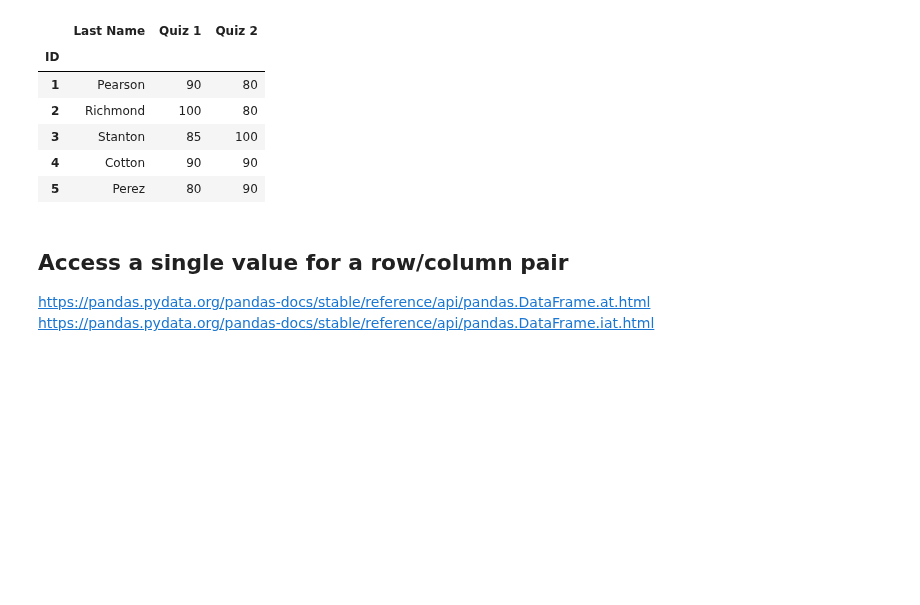
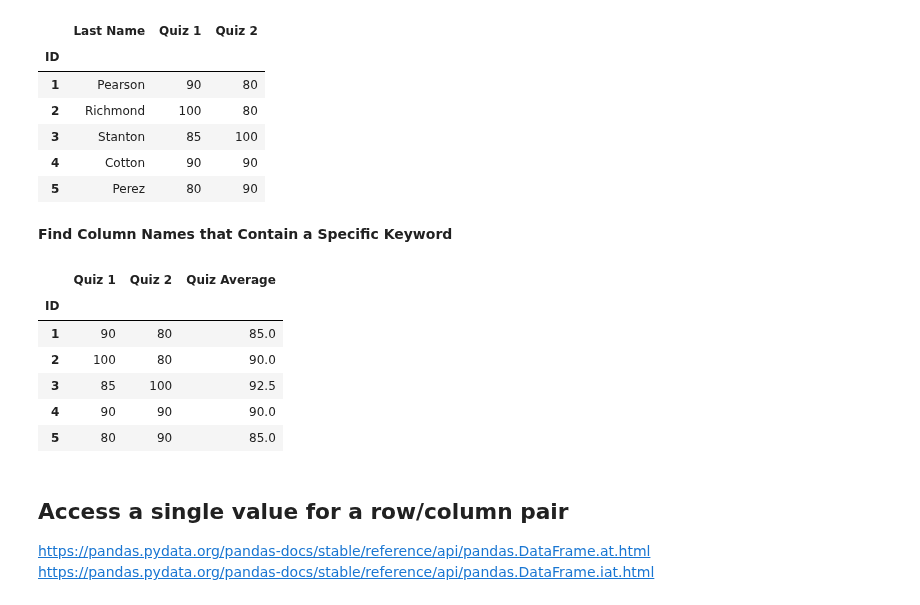
Before and after one commit to saffarizadeh/INSY4054, a Jupyter notebook: Working_with_Spreadsheets.ipynb, the cells around one changed output. Saved outputs shown, nothing was run; the diff lists cells and outputs as text; code cells hidden in the pictures; blank space fills up the shorter version.

```diff
--- a/Working_with_Spreadsheets.ipynb
+++ b/Working_with_Spreadsheets.ipynb
@@ -129,3 +129,5 @@ students_sheet1[students_sheet1.columns[1:4]]
 | 3 | Stanton | 85 | 100 |
 | 4 | Cotton | 90 | 90 |
 | 5 | Perez | 80 | 90 |
+# %% [markdown]
+**Find Column Names that Contain a Specific Keyword**
@@ -132,3 +136,13 @@ students_sheet1[students_sheet1.columns[1:4]]
+# %%
+students_sheet1[quiz_columns]
+# %% [output]
+|  | Quiz 1 | Quiz 2 | Quiz Average |
+| ID |  |  |  |
+| 1 | 90 | 80 | 85.0 |
+| 2 | 100 | 80 | 90.0 |
+| 3 | 85 | 100 | 92.5 |
+| 4 | 90 | 90 | 90.0 |
+| 5 | 80 | 90 | 85.0 |
 # %% [markdown]
 ## Access a single value for a row/column pair
 https://pandas.pydata.org/pandas-docs/stable/reference/api/pandas.DataFrame.at.html
```
Also changed, not shown: parts of 11 cells of this notebook.
